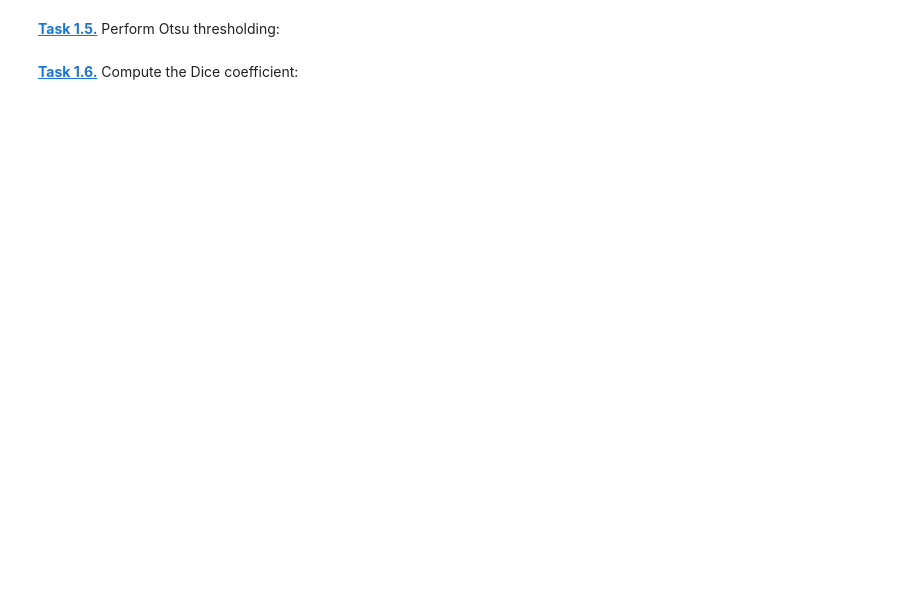
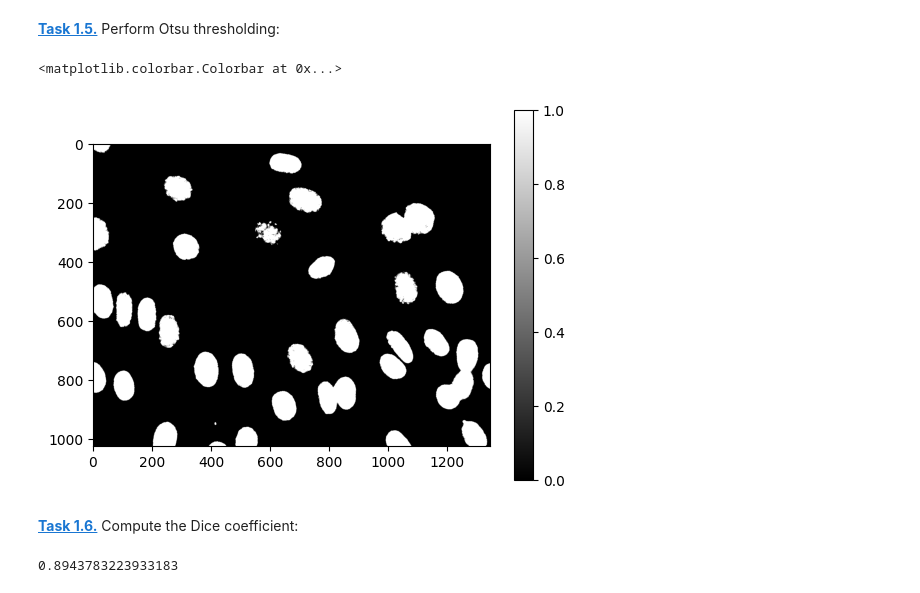
Before and after one commit to SamuelMaerklin/mobi-fs5-python, a Jupyter notebook: otsu.ipynb, the cells around one changed output. Saved outputs shown, nothing was run; the diff lists cells and outputs as text; code cells hidden in the pictures; blank space fills up the shorter version.

```diff
--- a/otsu.ipynb
+++ b/otsu.ipynb
@@ -19,4 +75,29 @@ plt.bar(range(256), h, width=1)
 # %% [markdown]
 **[Task 1.5.]()** Perform Otsu thresholding:
+# %%
+img8_2 = img8.copy()
+
+T = 31
+
+for x in range(1024):
+    for y in range (1344):
+         if img8_2[x,y] >= T:
+            img8_2[x,y] = 1
+         else :
+            img8_2[x,y] = 0
+
+plt.imshow(img8_2, 'grey' )
+plt.colorbar ()
+# %% [output]
+<matplotlib.colorbar.Colorbar at 0x...>
+[figure, added]
 # %% [markdown]
 **[Task 1.6.]()** Compute the Dice coefficient:
+# %%
+G = plt.imread('data/NIH3T3/gt/0.png')
+H = img8_2
+
+DC = 2*(G*H).sum()/(G.sum() + H.sum())
+print(DC)
+# %% [output]
+0.8943783223933183
```
Also changed, not shown: parts of 5 cells of this notebook.
